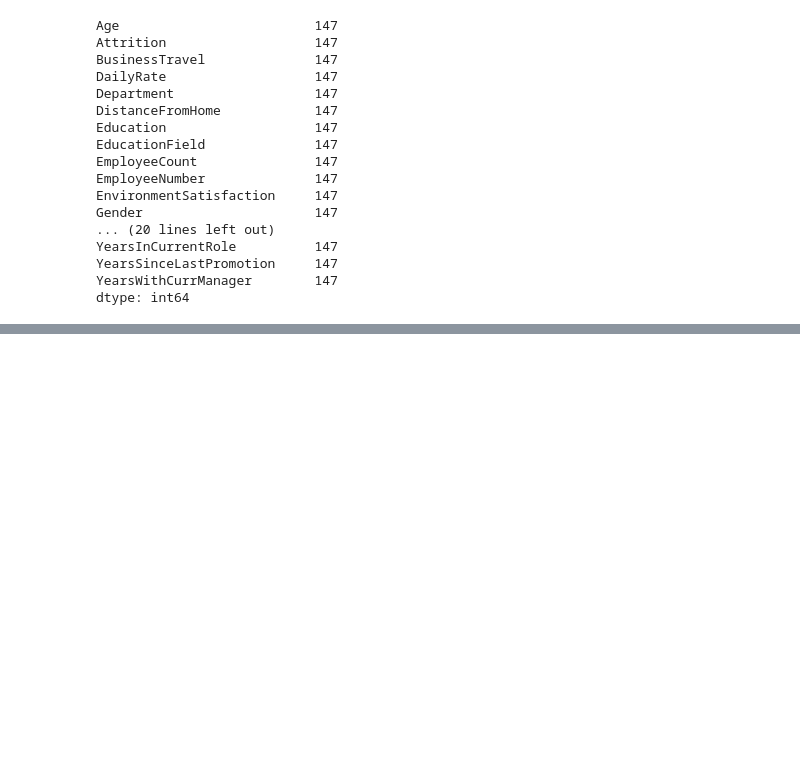
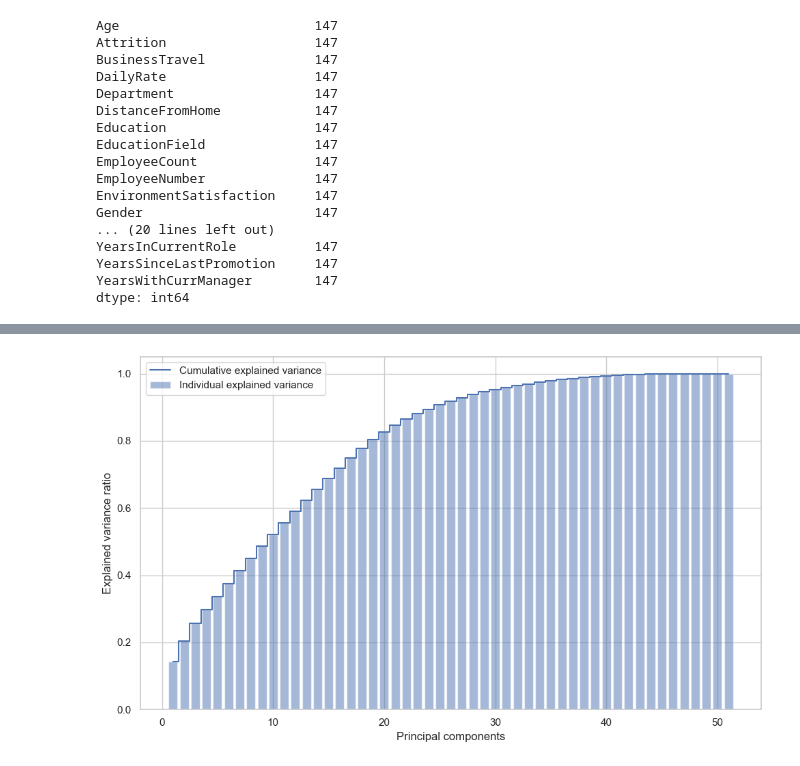
Before and after one commit to FedericoAriton99/CA-2-Integraeted-, a Jupyter notebook: Federico_Ariton_sba22090_Lvl8_CA2_Integrated.ipynb, the cells around one changed output, grey strips where cells are left out. Saved outputs shown, nothing was run; the diff lists cells and outputs as text; code cells hidden in the pictures; blank space fills up the shorter version.

```diff
--- a/Federico_Ariton_sba22090_Lvl8_CA2_Integrated.ipynb
+++ b/Federico_Ariton_sba22090_Lvl8_CA2_Integrated.ipynb
@@ -194,0 +414,20 @@ dtype: int64
+# %%
+from sklearn.preprocessing import LabelEncoder, OneHotEncoder
+
+# Label encoding for binary categorical variables
+label_encoder = LabelEncoder()
+binary_categorical_cols = [col for col in categorical_cols if len(Employee[col].unique()) == 2]
+for col in binary_categorical_cols:
+    Employee[col] = label_encoder.fit_transform(Employee[col])
+
+# One-hot encoding for non-binary categorical variables
+data = pd.get_dummies(Employee, columns=[col for col in categorical_cols if col not in binary_categorical_cols])
+
+# Now, we'll standardize the numerical features
+from sklearn.preprocessing import StandardScaler
+
+scaler = StandardScaler()
+Employee[numerical_cols] = scaler.fit_transform(data[numerical_cols])
+
+# Display the transformed data
+Employee.head()
@@ -194,0 +442,72 @@ dtype: int64
+# %%
+# Re-importing necessary libraries as the execution state has been reset
+import pandas as pd
+import matplotlib.pyplot as plt
+from sklearn.decomposition import PCA
+from sklearn.preprocessing import StandardScaler, OneHotEncoder
+from sklearn.compose import ColumnTransformer
+from sklearn.pipeline import Pipeline
+
+
+
+# Impute missing values with median for numerical and mode for categorical columns
+numerical_cols = Employee.select_dtypes(include=['float64', 'int64']).columns.tolist()
+categorical_cols = Employee.select_dtypes(include=['object']).columns.tolist()
+
+for col in numerical_cols:
+    median_value = Employee[col].median()
+    Employee[col].fillna(median_value, inplace=True)
+
+for col in categorical_cols:
+    mode_value = Employee[col].mode()[0]
+    Employee[col].fillna(mode_value, inplace=True)
+
+# Define a transformer for numerical attributes
+numerical_transformer = Pipeline(steps=[
+    ('scaler', StandardScaler())
+])
+
+# Define a transformer for categorical attributes
+categorical_transformer = Pipeline(steps=[
+    ('onehot', OneHotEncoder(handle_unknown='ignore'))
+])
+
+# Combine transformers into a preprocessor step
+preprocessor = ColumnTransformer(
+    transformers=[
+        ('num', numerical_transformer, numerical_cols),
+        ('cat', categorical_transformer, categorical_cols)
+    ])
+
+# Create a preprocessing and modeling pipeline
+pipeline = Pipeline(steps=[('preprocessor', preprocessor),
+                           ('pca', PCA())])
+
+# Separate features and target variable
+X = Employee.drop('Attrition', axis=1)
+y = Employee['Attrition']
+
+# Fit the pipeline to the data
+pipeline.fit(X)
+
+# Get the PCA step of the pipeline
+pca = pipeline.named_steps['pca']
+
+# Calculate cumulative sum of explained variances
+cumulative_variance = pca.explained_variance_ratio_.cumsum()
+
+# Plotting the cumulative variance against the number of components
+plt.figure(figsize=(10, 6))
+plt.bar(range(1, len(cumulative_variance) + 1), cumulative_variance, alpha=0.5, align='center',
+        label='Individual explained variance')
+plt.step(range(1, len(cumulative_variance) + 1), cumulative_variance, where='mid',
+         label='Cumulative explained variance')
+plt.ylabel('Explained variance ratio')
+plt.xlabel('Principal components')
+plt.legend(loc='best')
+plt.tight_layout()
+
+# Show plot
+plt.show()
+# %% [output]
+[figure, added]
```
Also changed, not shown: parts of 14 cells of this notebook.
